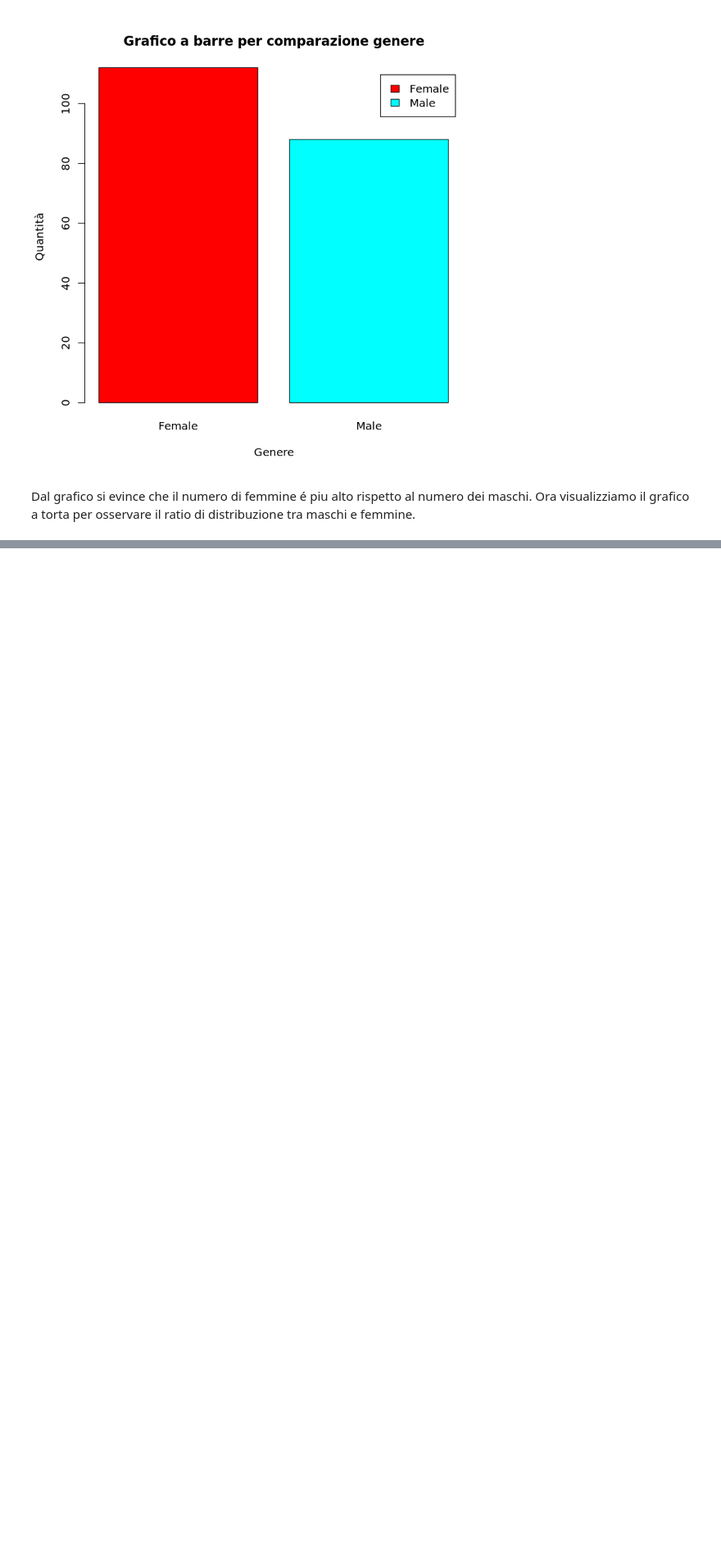
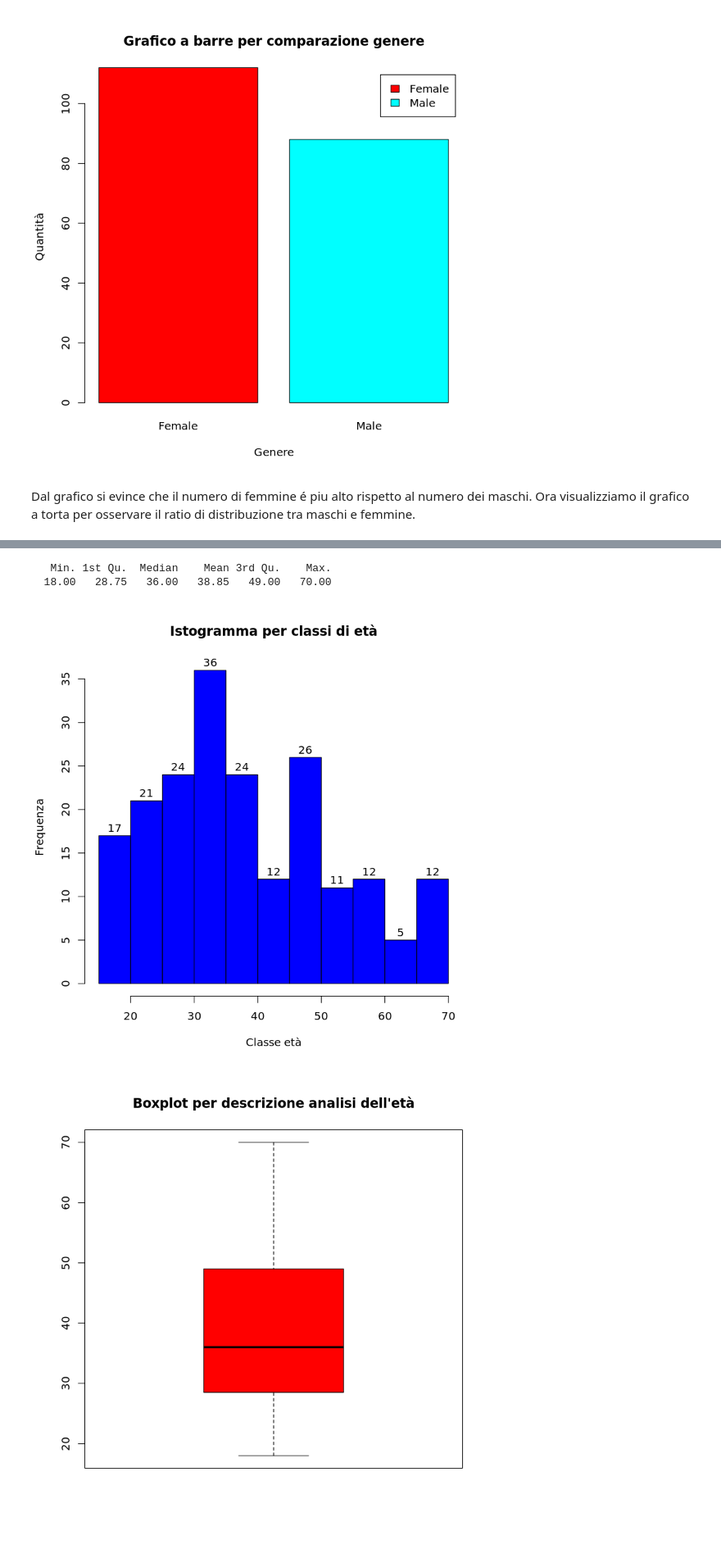
Before and after one commit to gmineo/Customer-segmentation, a Jupyter notebook: Customer segmentation(1)(1).ipynb, the cells around one changed output, grey strips where cells are left out. Shown: that part at 82% size. Drawn from its saved outputs; the diff is of its cells as text; code cells hidden in the pictures; blank space fills up the shorter version.

```diff
--- a/Customer segmentation(1)(1).ipynb
+++ b/Customer segmentation(1)(1).ipynb
@@ -225,0 +107,17 @@ legend("bottomleft",unique(dignm),fill=unique(kCols(digCluster)))
+# %%
+summary(customer_data$Age)
+hist(customer_data$Age,
+     col="blue",
+     main="Istogramma per classi di età",
+     xlab="Classe età",
+     ylab="Frequenza",
+     labels=TRUE)
+
+boxplot(customer_data$Age,
+        col="red",
+        main="Boxplot per descrizione analisi dell'età")
+# %% [output]
+   Min. 1st Qu.  Median    Mean 3rd Qu.    Max.
+  18.00   28.75   36.00   38.85   49.00   70.00
+[figure, added]
+[figure, added]
```
Also changed, not shown: parts of 37 cells of this notebook.
